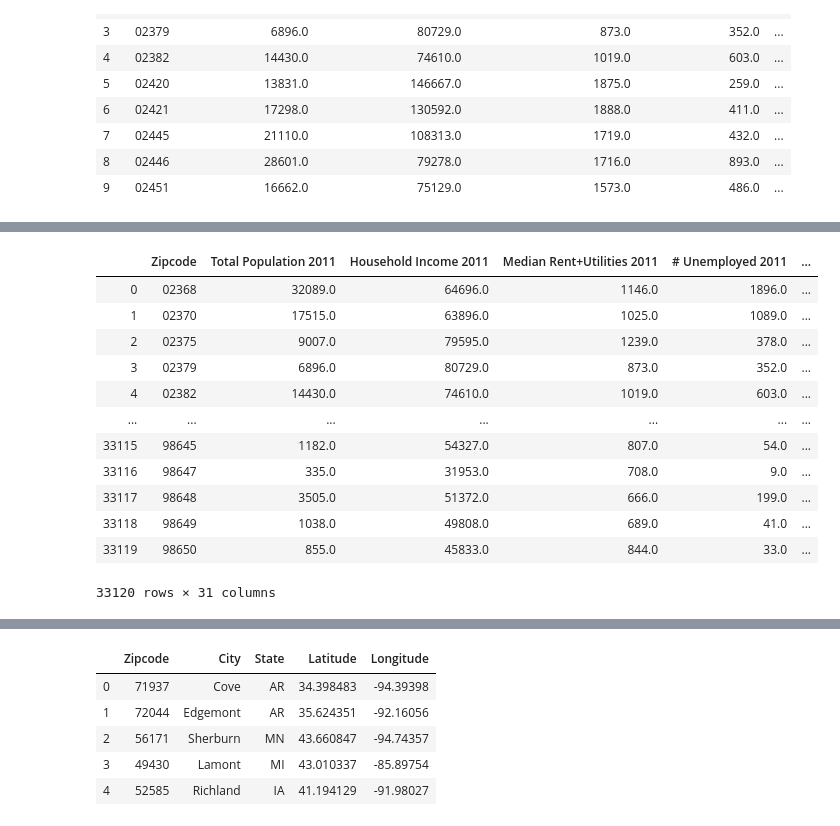
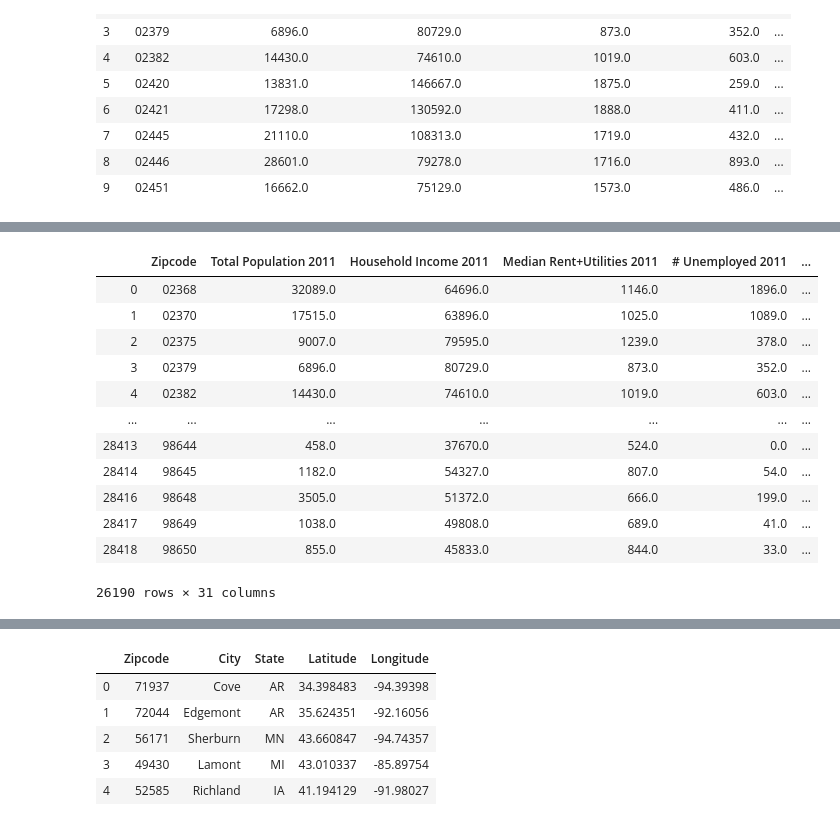
Before and after one commit to bugbhm/Project_1_group4, a Jupyter notebook: Project 1 - Hailey.ipynb, the cells around one changed output, grey strips where cells are left out. Drawn from its saved outputs; the diff is of its cells as text; code cells hidden in the pictures.

```diff
--- a/Project 1 - Hailey.ipynb
+++ b/Project 1 - Hailey.ipynb
@@ -76,6 +79,9 @@ census_2012['Poverty Rate 2012'] = census_2012['Poverty Count 2012'] / census_20
 census_2012 = census_2012[["Zipcode", "Total Population 2012", "Household Income 2012",
                        "Median Rent+Utilities 2012", "# Unemployed 2012", "Unemployment Rate 2012", 'Poverty Rate 2012']]
 
+#drop negative values
+census_2012 = census_2012.loc[census_2012["Median Rent+Utilities 2012"] > 0, :]
+
 # Visualize
 print(len(census_2012))
 census_2012.head(10)
@@ -118,6 +124,9 @@ census_2013['Poverty Rate 2013'] = census_2013['Poverty Count 2013'] / census_20
 census_2013 = census_2013[["Zipcode", "Total Population 2013", "Household Income 2013",
                        "Median Rent+Utilities 2013", "# Unemployed 2013", "Unemployment Rate 2013", 'Poverty Rate 2013']]
 
+#drop negative values
+census_2013 = census_2013.loc[census_2013["Median Rent+Utilities 2013"] > 0, :]
+
 
 # Visualize
 print(len(census_2013))
@@ -160,6 +169,10 @@ census_2014['Poverty Rate 2014'] = census_2014['Poverty Count 2014'] / census_20
 census_2014 = census_2014[["Zipcode", "Total Population 2014", "Household Income 2014",
                        "Median Rent+Utilities 2014", "# Unemployed 2014", "Unemployment Rate 2014", 'Poverty Rate 2014']]
 
+
+#drop negative values
+census_2014 = census_2014.loc[census_2014["Median Rent+Utilities 2014"] > 0, :]
+
 # Visualize
 print(len(census_2014))
 census_2014.head(10)
@@ -201,6 +214,11 @@ census_2015['Poverty Rate 2015'] = census_2015['Poverty Count 2015'] / census_20
 census_2015 = census_2015[["Zipcode", "Total Population 2015", "Household Income 2015",
                        "Median Rent+Utilities 2015", "# Unemployed 2015", "Unemployment Rate 2015", 'Poverty Rate 2015']]
 
+
+#drop negative values
+census_2015 = census_2015.loc[census_2015["Median Rent+Utilities 2015"] > 0, :]
+
+
 # Visualize
 print(len(census_2015))
 census_2015.head(10)
@@ -220,24 +238,25 @@ census_2015.head(10)
 # %%
 ## merge all years of data
 merge_11_12= pd.merge(census_2011, census_2012, on="Zipcode", how="left")
 merge_with_13 = pd.merge(merge_11_12, census_2013, on='Zipcode', how='left')
 merge_with_14 = pd.merge(merge_with_13, census_2014, on='Zipcode', how='left')
 all_data = pd.merge(merge_with_14, census_2015, on='Zipcode', how='left')
+all_data=all_data.dropna(how='any')
 all_data
 # %% [output]
 |  | Zipcode | Total Population 2011 | Household Income 2011 | Median Rent+Utilities 2011 | # Unemployed 2011 | ... |
 | 0 | 02368 | 32089.0 | 64696.0 | 1146.0 | 1896.0 | ... |
 | 1 | 02370 | 17515.0 | 63896.0 | 1025.0 | 1089.0 | ... |
 | 2 | 02375 | 9007.0 | 79595.0 | 1239.0 | 378.0 | ... |
 | 3 | 02379 | 6896.0 | 80729.0 | 873.0 | 352.0 | ... |
 | 4 | 02382 | 14430.0 | 74610.0 | 1019.0 | 603.0 | ... |
 | ... | ... | ... | ... | ... | ... | ... |
-| 33115 | 98645 | 1182.0 | 54327.0 | 807.0 | 54.0 | ... |
-| 33116 | 98647 | 335.0 | 31953.0 | 708.0 | 9.0 | ... |
-| 33117 | 98648 | 3505.0 | 51372.0 | 666.0 | 199.0 | ... |
-| 33118 | 98649 | 1038.0 | 49808.0 | 689.0 | 41.0 | ... |
-| 33119 | 98650 | 855.0 | 45833.0 | 844.0 | 33.0 | ... |
+| 28413 | 98644 | 458.0 | 37670.0 | 524.0 | 0.0 | ... |
+| 28414 | 98645 | 1182.0 | 54327.0 | 807.0 | 54.0 | ... |
+| 28416 | 98648 | 3505.0 | 51372.0 | 666.0 | 199.0 | ... |
+| 28417 | 98649 | 1038.0 | 49808.0 | 689.0 | 41.0 | ... |
+| 28418 | 98650 | 855.0 | 45833.0 | 844.0 | 33.0 | ... |
-33120 rows × 31 columns
+26190 rows × 31 columns
 # %%
 #rent costs dataframe
 rent_costs_year = all_data[['Zipcode', 'Median Rent+Utilities 2011', 'Median Rent+Utilities 2012', 'Median Rent+Utilities 2013', 'Median Rent+Utilities 2014', 'Median Rent+Utilities 2015']]
```
Also changed, not shown: parts of 10 cells of this notebook.
